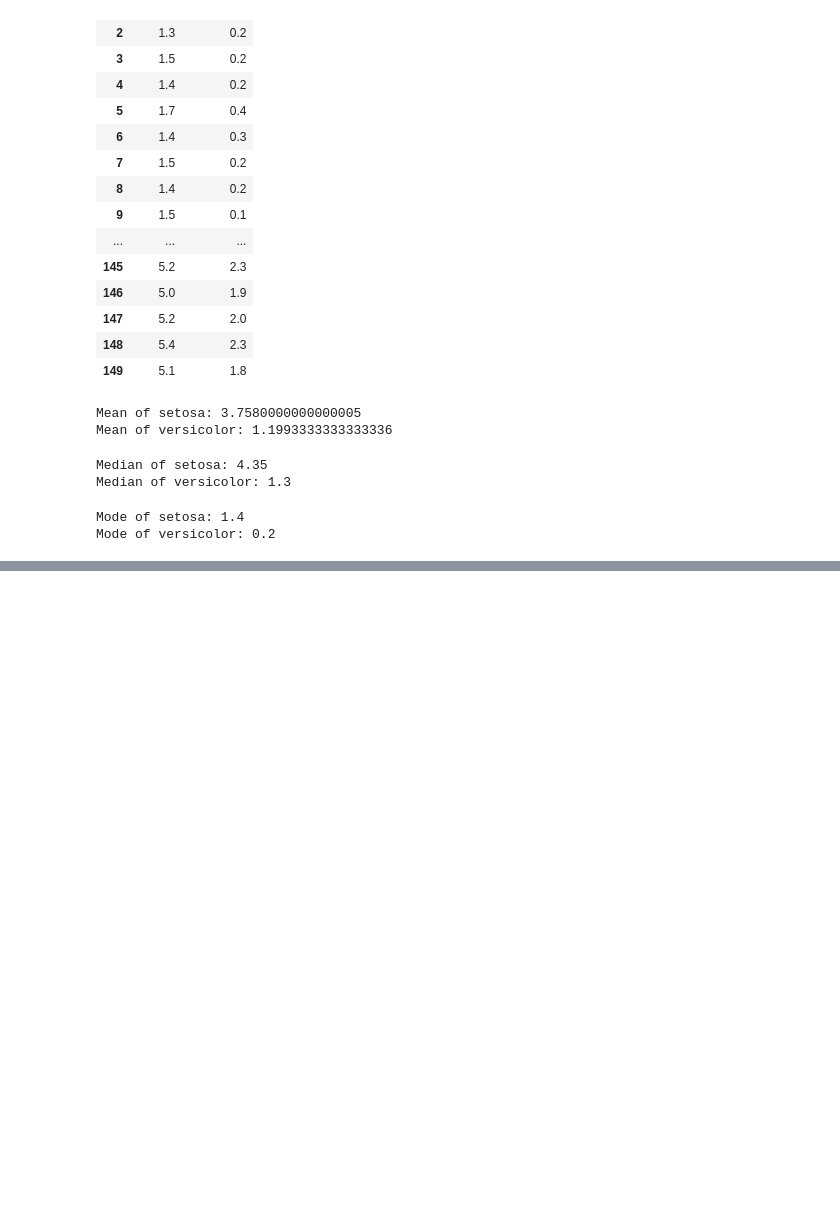
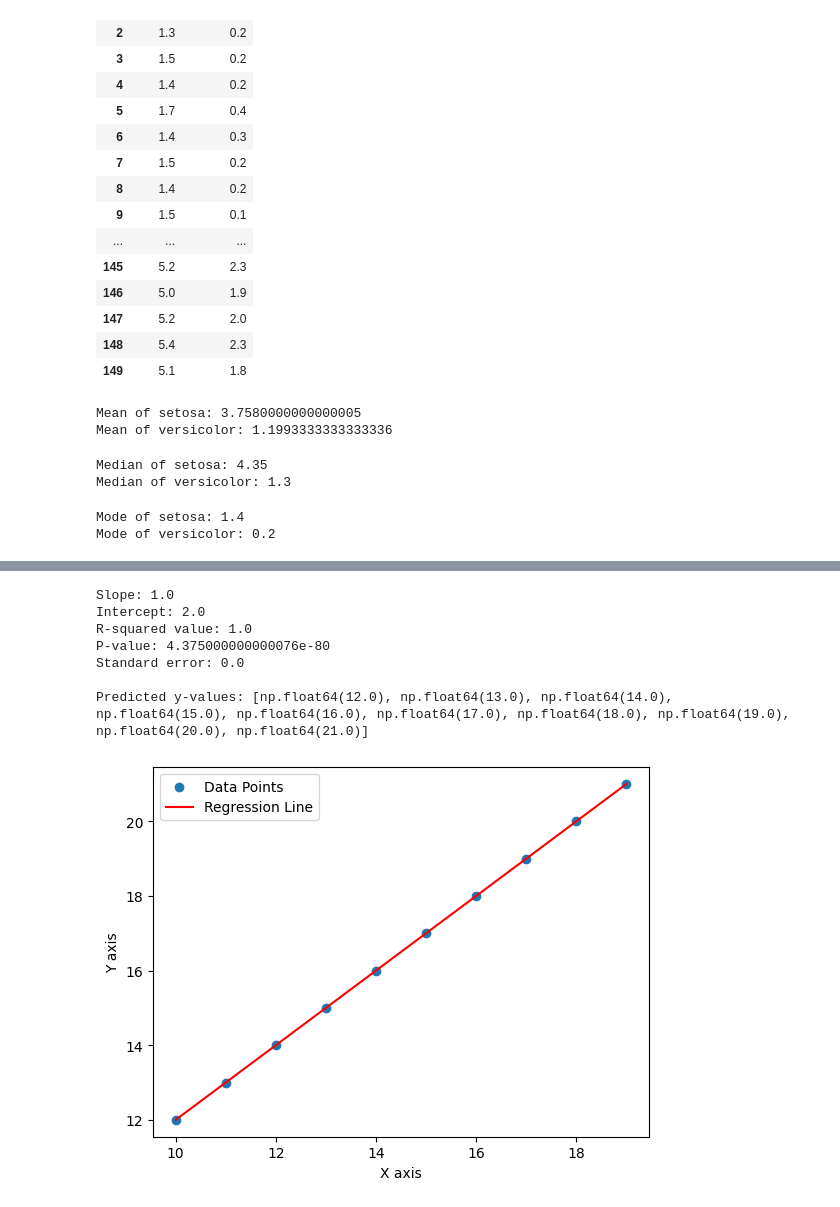
Before and after one commit to Sahadipankar/College-Practice-Coding, a Jupyter notebook: Python/Jupyter Notebook/clg_class_course.ipynb, the cells around one changed output, grey strips where cells are left out. Drawn from its saved outputs; the diff is of its cells as text; code cells hidden in the pictures; blank space fills up the shorter version.

```diff
--- a/Python/Jupyter Notebook/clg_class_course.ipynb
+++ b/Python/Jupyter Notebook/clg_class_course.ipynb
@@ -181,0 +433,51 @@ Mode of versicolor: 0.2
+# %%
+import matplotlib.pyplot as plt  # Importing the plotting library
+from scipy import stats  # Importing the stats module from SciPy for statistical functions
+
+# Define the data points for x and y
+x = [10, 11, 12, 13, 14, 15, 16, 17, 18, 19]
+y = [12, 13, 14, 15, 16, 17, 18, 19, 20, 21]
+
+# Perform linear regression on the data
+slope, intercept, r_value, p_value, std_err = stats.linregress(x, y)
+
+# Print the results of the linear regression
+print("Slope:", slope)
+print("Intercept:", intercept)
+print("R-squared value:", r_value**2)
+print("P-value:", p_value)
+print("Standard error:", std_err)
+print()
+
+# Calculate the predicted y-values using the regression line equation
+predicted_y = []
+for i in x:
+    predicted_y.append(slope * i + intercept)
+
+# Print the predicted y-values
+print("Predicted y-values:", predicted_y)
+
+# Set up the plot with labels for x and y axes
+plt.xlabel("X axis")
+plt.ylabel("Y axis")
+
+# Create a scatter plot of the original data points
+plt.scatter(x, y, label='Data Points')
+
+# Plot the regression line using the predicted y-values
+plt.plot(x, predicted_y, color='red', label='Regression Line')
+
+# Add a legend to the plot
+plt.legend()
+
+# Display the plot
+plt.show()
+# %% [output]
+Slope: 1.0
+Intercept: 2.0
+R-squared value: 1.0
+P-value: 4.375000000000076e-80
+Standard error: 0.0
+
+Predicted y-values: [np.float64(12.0), np.float64(13.0), np.float64(14.0), np.float64(15.0), np.float64(16.0), np.float64(17.0), np.float64(18.0), np.float64(19.0), np.float64(20.0), np.float64(21.0)]
+[figure, added]
```
Also changed, not shown: parts of 13 cells of this notebook, 6 other files.
